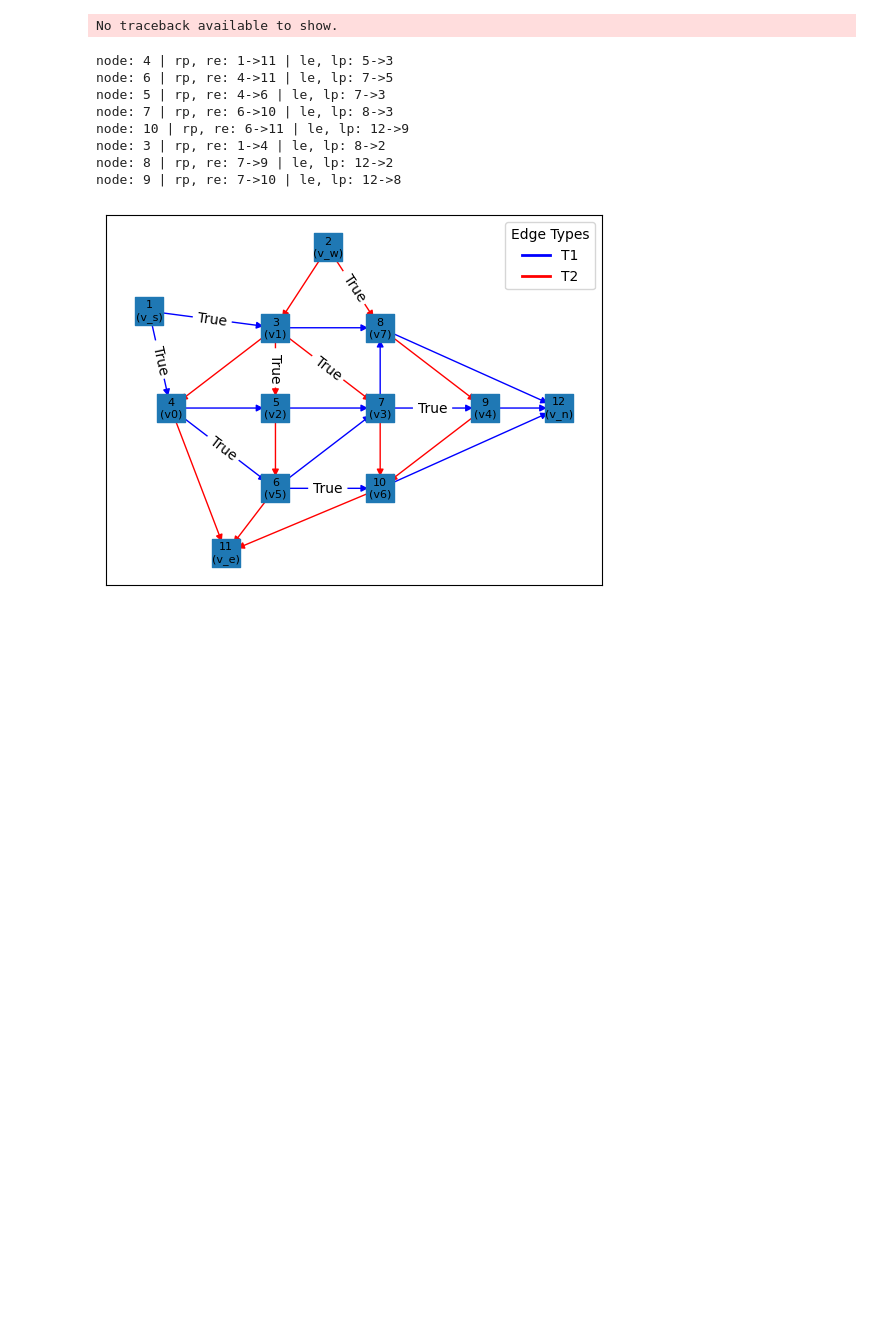
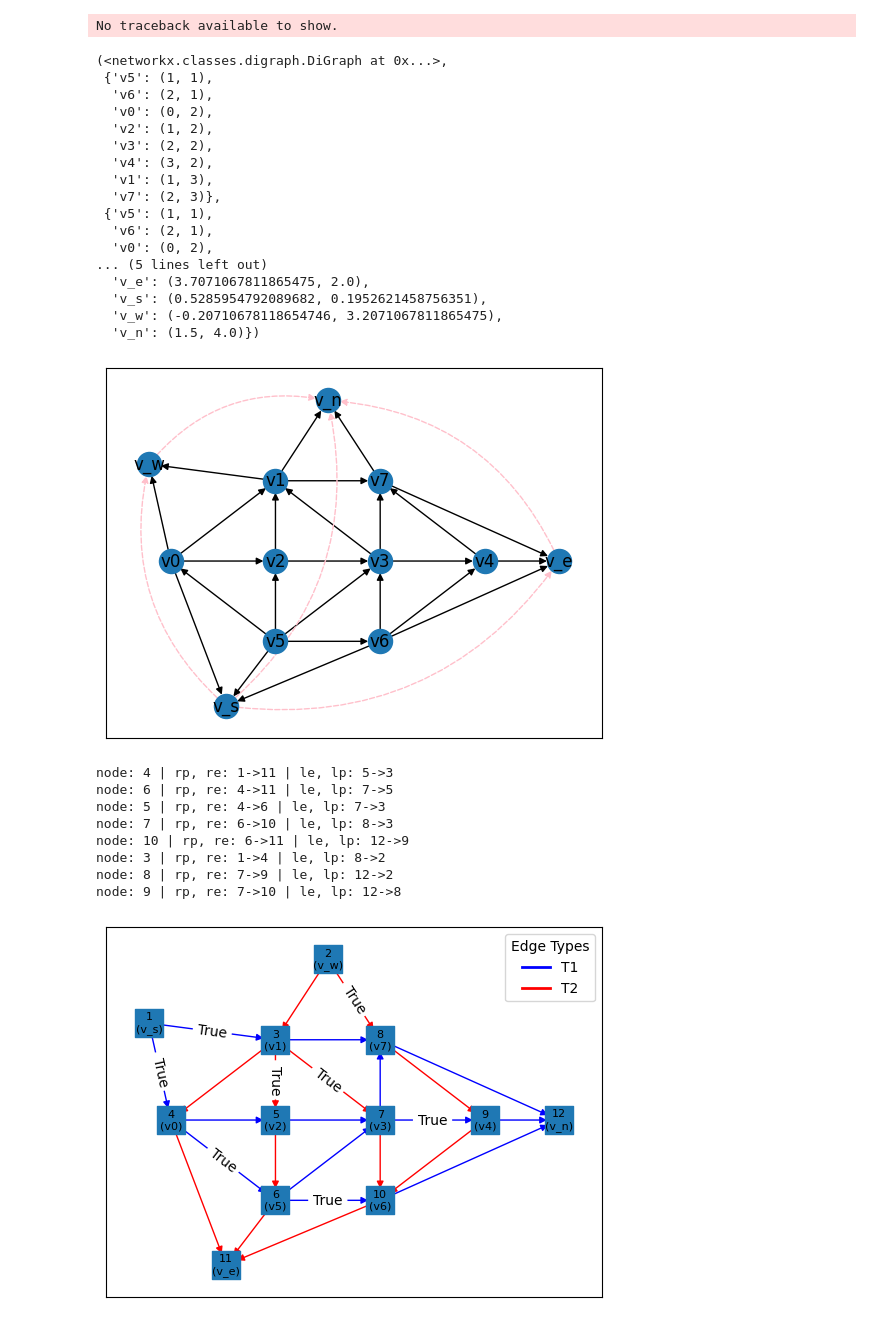
Before and after one commit to juliet29/graph2plan, a Jupyter notebook: notebooks/03_1_draw_four_complete.ipynb, the cells around one changed output. Cells and saved outputs as stored; diff of their text form; code cells hidden in the pictures; blank space fills up the shorter version.

Commit message:
oriented four complete

```diff
--- a/notebooks/03_1_draw_four_complete.ipynb
+++ b/notebooks/03_1_draw_four_complete.ipynb
@@ -13,6 +13,27 @@ from graph2plan.fourtp.canonical_interfaces import CanonicalOrder
 from graph2plan.fourtp.rel import plot_rel, RELVertexData
 from graph2plan.dual.helpers import check_is_source_target_graph
 from typing import NamedTuple
+# %%
+test_four_complete()
+# %% [output]
+(<networkx.classes.digraph.DiGraph at 0x...>,
+ {'v5': (1, 1),
+  'v6': (2, 1),
+  'v0': (0, 2),
+  'v2': (1, 2),
+  'v3': (2, 2),
+  'v4': (3, 2),
+  'v1': (1, 3),
+  'v7': (2, 3)},
+ {'v5': (1, 1),
+  'v6': (2, 1),
+  'v0': (0, 2),
+... (5 lines left out)
+  'v_e': (3.7071067811865475, 2.0),
+  'v_s': (0.5285954792089682, 0.1952621458756351),
+  'v_w': (-0.20710678118654746, 3.2071067811865475),
+  'v_n': (1.5, 4.0)})
+[figure, added]
 # %%
 test_dual_creation()
 # %% [output]
```
Also changed, not shown: parts of 9 cells of this notebook, 2 other files.
